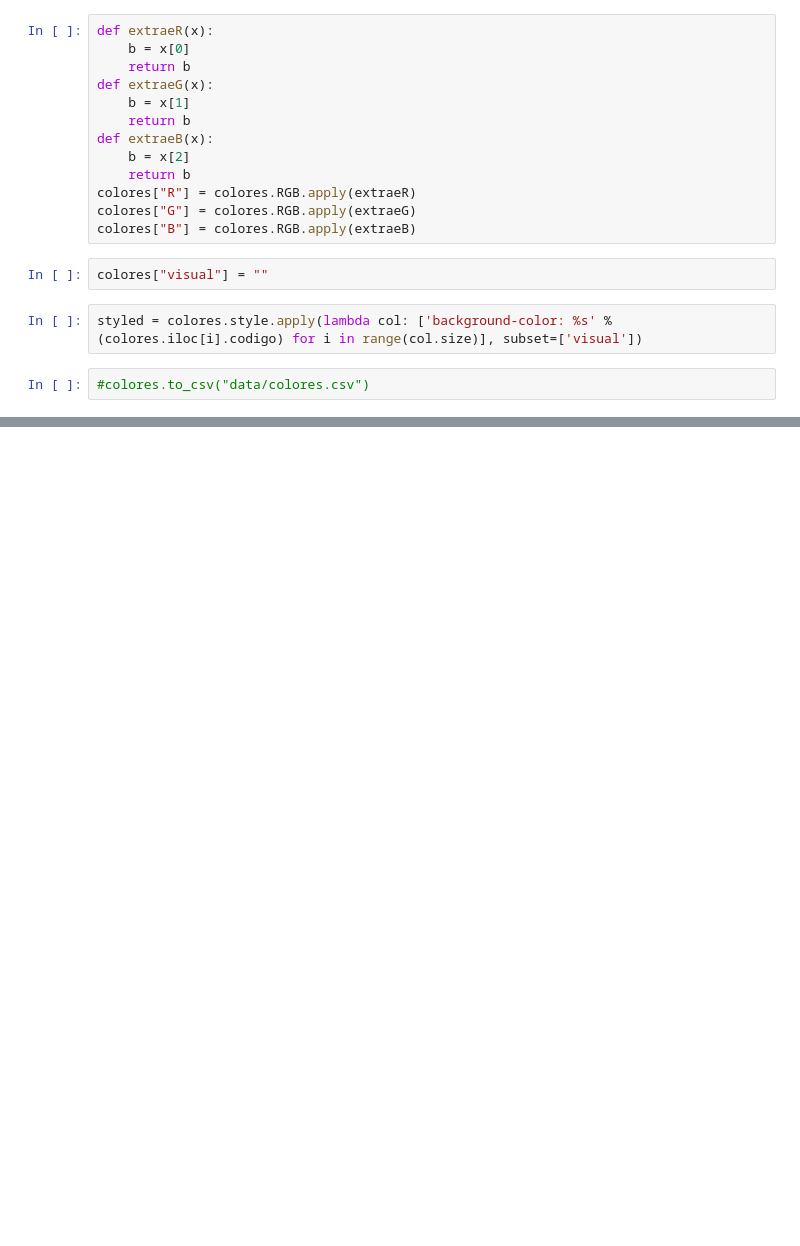
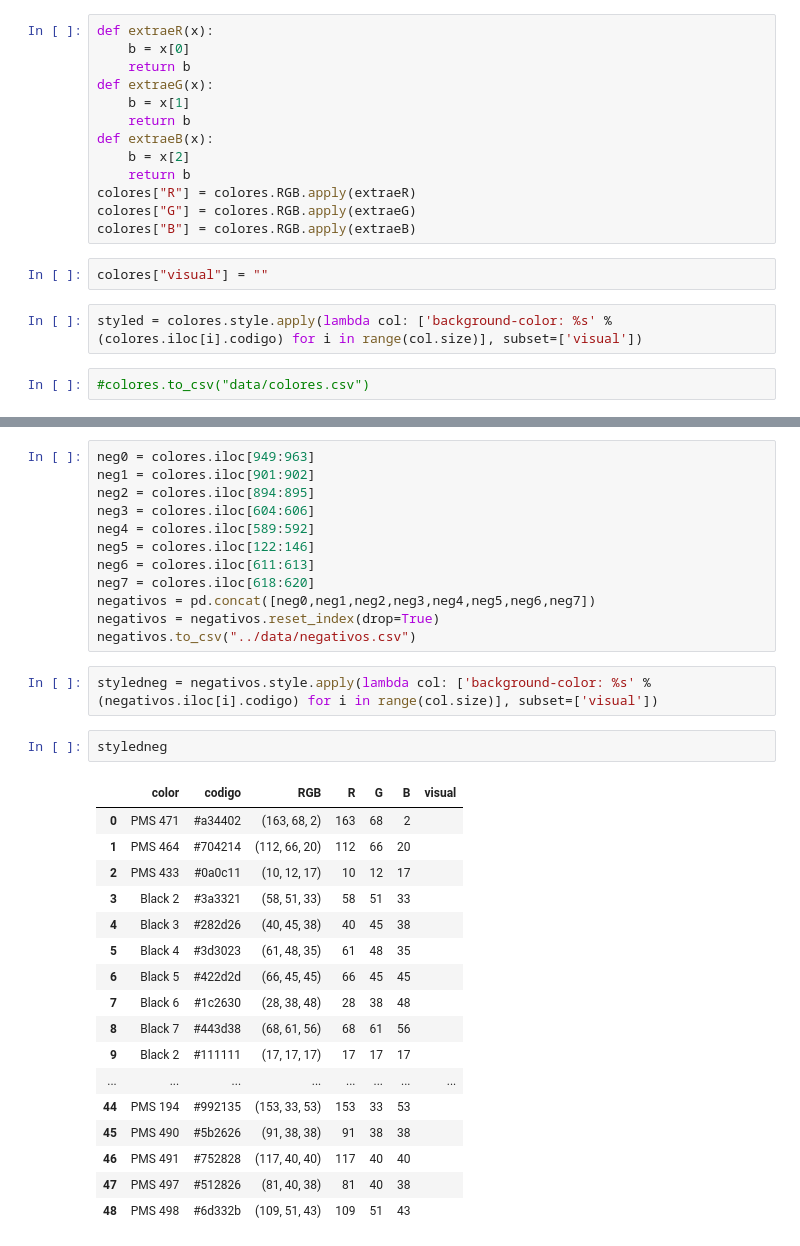
Before and after one commit to olmocorell/When-neural-nets-becomes-sentiments-in-ART, a Jupyter notebook: notebooks/Colores.ipynb, the cells around one changed output, grey strips where cells are left out. Cells and saved outputs as stored; diff of their text form; blank space fills up the shorter version.

```diff
--- a/notebooks/Colores.ipynb
+++ b/notebooks/Colores.ipynb
@@ -83,3 +91,37 @@ negativos.to_csv("../data/negativos.csv")
 styled
 # %% [output]
 [interactive output not drawn]
+# %%
+neg0 = colores.iloc[949:963]
+neg1 = colores.iloc[901:902]
+neg2 = colores.iloc[894:895]
+neg3 = colores.iloc[604:606]
+neg4 = colores.iloc[589:592]
+neg5 = colores.iloc[122:146]
+neg6 = colores.iloc[611:613]
+neg7 = colores.iloc[618:620]
+negativos = pd.concat([neg0,neg1,neg2,neg3,neg4,neg5,neg6,neg7])
+negativos = negativos.reset_index(drop=True)
+negativos.to_csv("../data/negativos.csv")
+# %%
+styledneg = negativos.style.apply(lambda col: ['background-color: %s' % (negativos.iloc[i].codigo) for i in range(col.size)], subset=['visual'])
+# %%
+styledneg
+# %% [output]
+|  | color | codigo | RGB | R | G | B | visual |
+| 0 | PMS 471 | #a34402 | (163, 68, 2) | 163 | 68 | 2 |  |
+| 1 | PMS 464 | #704214 | (112, 66, 20) | 112 | 66 | 20 |  |
+| 2 | PMS 433 | #0a0c11 | (10, 12, 17) | 10 | 12 | 17 |  |
+| 3 | Black 2 | #3a3321 | (58, 51, 33) | 58 | 51 | 33 |  |
+| 4 | Black 3 | #282d26 | (40, 45, 38) | 40 | 45 | 38 |  |
+| 5 | Black 4 | #3d3023 | (61, 48, 35) | 61 | 48 | 35 |  |
+| 6 | Black 5 | #422d2d | (66, 45, 45) | 66 | 45 | 45 |  |
+| 7 | Black 6 | #1c2630 | (28, 38, 48) | 28 | 38 | 48 |  |
+| 8 | Black 7 | #443d38 | (68, 61, 56) | 68 | 61 | 56 |  |
+| 9 | Black 2 | #111111 | (17, 17, 17) | 17 | 17 | 17 |  |
+| ... | ... | ... | ... | ... | ... | ... | ... |
+| 44 | PMS 194 | #992135 | (153, 33, 53) | 153 | 33 | 53 |  |
+| 45 | PMS 490 | #5b2626 | (91, 38, 38) | 91 | 38 | 38 |  |
+| 46 | PMS 491 | #752828 | (117, 40, 40) | 117 | 40 | 40 |  |
+| 47 | PMS 497 | #512826 | (81, 40, 38) | 81 | 40 | 38 |  |
+| 48 | PMS 498 | #6d332b | (109, 51, 43) | 109 | 51 | 43 |  |
```
Also changed, not shown: parts of 6 cells of this notebook, 13 other files.
